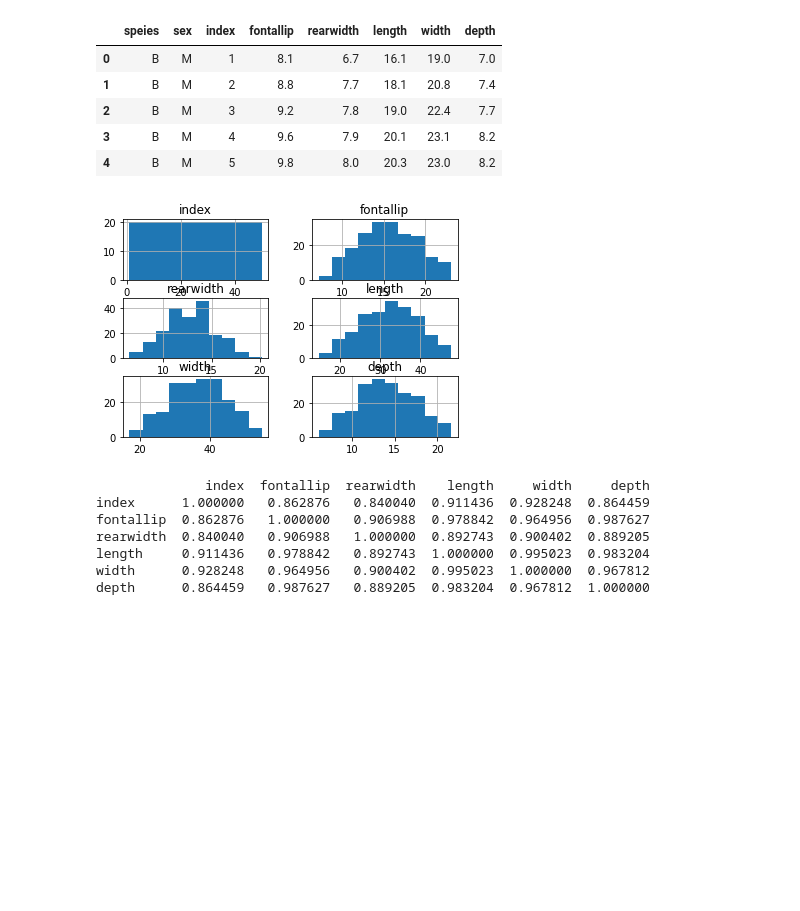
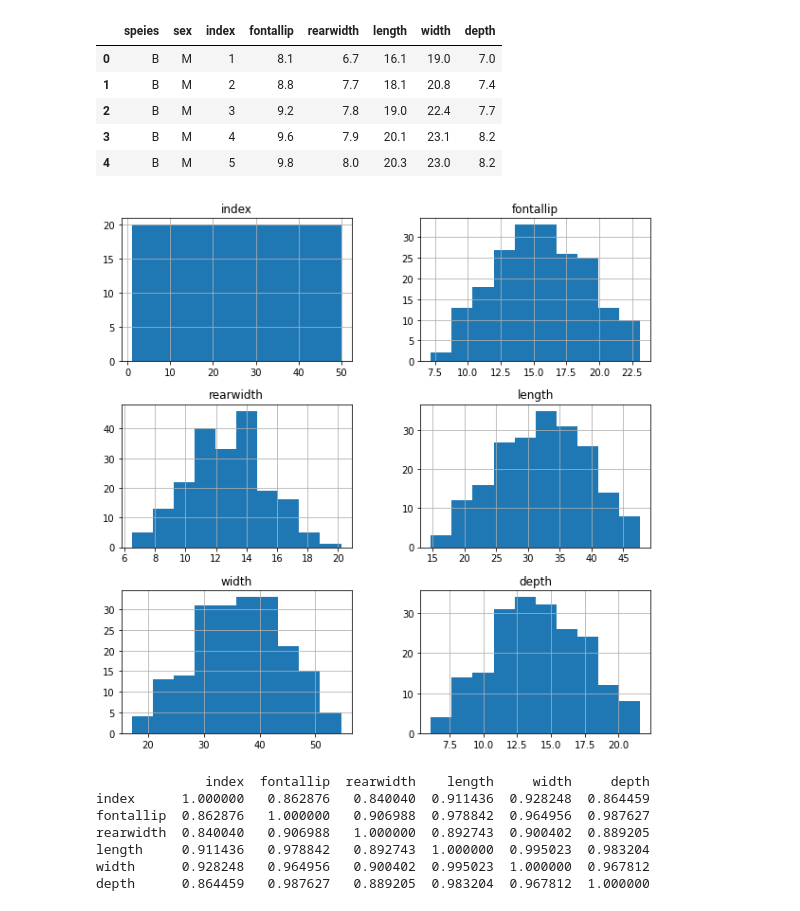
Before and after one commit to LQMinh528/AI, a Jupyter notebook: W7_Machine_Learning_crabs.ipynb, the cells around one changed output. Drawn from its saved outputs; the diff is of its cells as text; code cells hidden in the pictures; blank space fills up the shorter version.

```diff
--- a/W7_Machine_Learning_crabs.ipynb
+++ b/W7_Machine_Learning_crabs.ipynb
@@ -19,10 +19,10 @@ data.head()
 | 3 | B | M | 4 | 9.6 | 7.9 | 20.1 | 23.1 | 8.2 |
 | 4 | B | M | 5 | 9.8 | 8.0 | 20.3 | 23.0 | 8.2 |
 # %%
-data.hist()
+data.hist(figsize = (10,10))
 plt.show()
 # %% [output]
-[figure, old version]
+[figure, new version]
 # %%
 correlation=data.corr()
 print(correlation)
```
Also changed, not shown: parts of 1 cell of this notebook.
